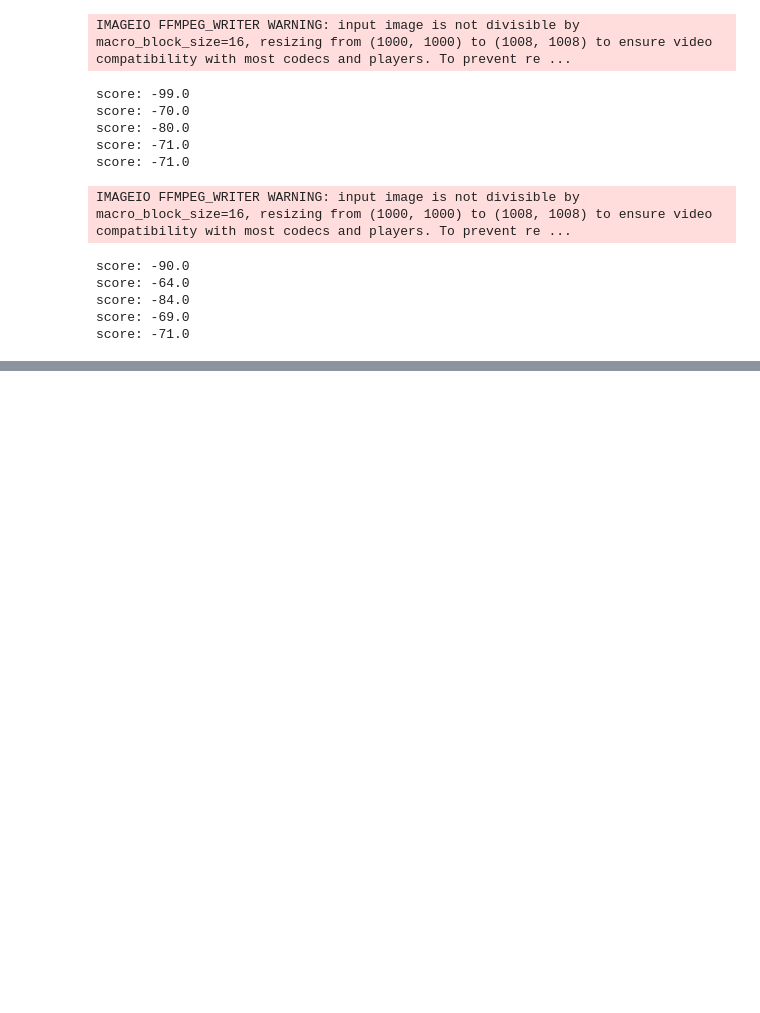
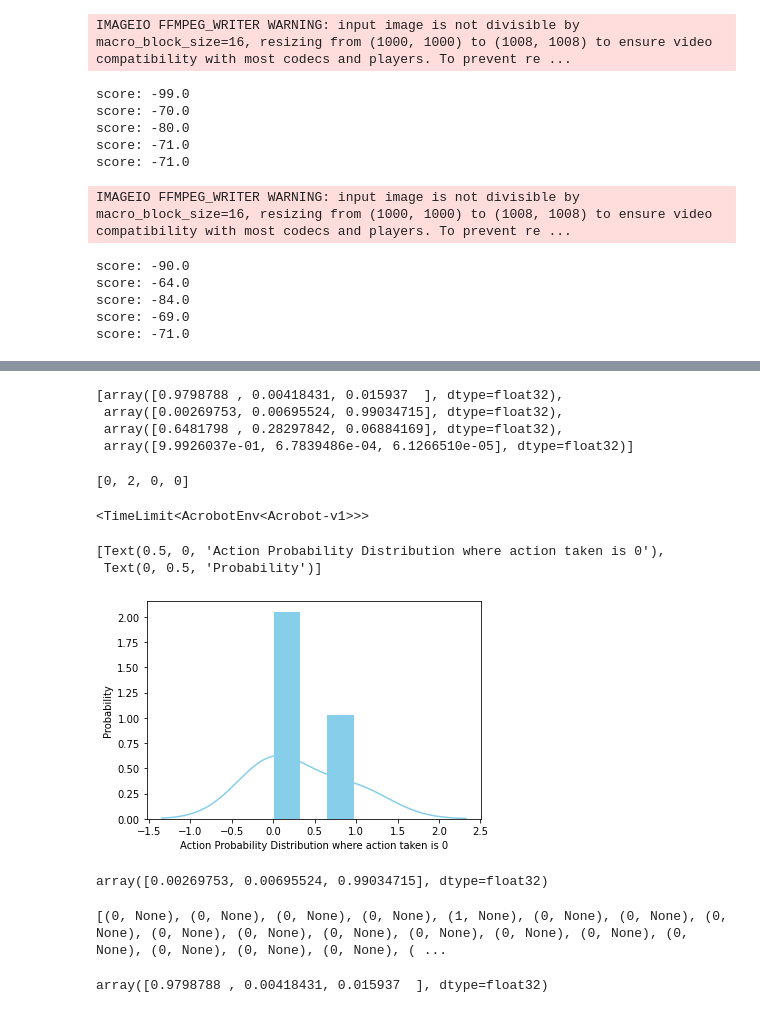
Before and after one commit to jetnew/SlimeRL, a Jupyter notebook: Stephen Test/BNN Acrobot.ipynb, the cells around one changed output, grey strips where cells are left out. Cells and saved outputs as stored; diff of their text form; code cells hidden in the pictures; blank space fills up the shorter version.

Commit message:
Add sampling to record states

```diff
--- a/Stephen Test/BNN Acrobot.ipynb
+++ b/Stephen Test/BNN Acrobot.ipynb
@@ -450,0 +478,2 @@ score: -71.0
+# %%
+model = dnn
@@ -450,0 +484,18 @@ score: -71.0
+# %%
+samples = 10
+threshold = 0.05# to get a random sample of states
+obs = env.reset()
+done = False
+total_reward = 0
+epsilon = np.random.rand()
+while not done:
+    action, _steps = model.predict(obs)
+    epsilon = np.random.rand()
+    if epsilon < threshold:
+        sampleStates.append(obs)
+        for i in range(samples):
+        x = model.action_probability(obs)
+        actionProbs.append()
+        actionTaken.append(action)
+    obs, reward, done, info = env.step(action)
+    total_reward += reward
@@ -450,0 +513,15 @@ score: -71.0
+# %%
+actionProbs
+# %% [output]
+[array([0.9798788 , 0.00418431, 0.015937  ], dtype=float32),
+ array([0.00269753, 0.00695524, 0.99034715], dtype=float32),
+ array([0.6481798 , 0.28297842, 0.06884169], dtype=float32),
+ array([9.9926037e-01, 6.7839486e-04, 6.1266510e-05], dtype=float32)]
+# %%
+actionTaken
+# %% [output]
+[0, 2, 0, 0]
+# %%
+model.get_env()
+# %% [output]
+<TimeLimit<AcrobotEnv<Acrobot-v1>>>
@@ -450,0 +531,16 @@ score: -71.0
+# %%
+i = 0
+ax = sns.distplot(actionProbs[i],
+                 bins = env.action_space.n,
+                 kde = True,
+                 color = 'skyblue',
+                 hist_kws={"linewidth": 15,'alpha':1})
+ax.set(xlabel = f'Action Probability Distribution where action taken is {actionTaken[i]}', ylabel = 'Probability')
+# %% [output]
+[Text(0.5, 0, 'Action Probability Distribution where action taken is 0'),
+ Text(0, 0.5, 'Probability')]
+[figure, added]
+# %%
+actionProbs[1]
+# %% [output]
+array([0.00269753, 0.00695524, 0.99034715], dtype=float32)
@@ -450,0 +549,11 @@ score: -71.0
+# %%
+something = []
+for i in range(1000):
+    something.append(model.predict(sampling, deterministic=False))
+print(something)
+# %% [output]
+[(0, None), (0, None), (0, None), (0, None), (1, None), (0, None), (0, None), (0, None), (0, None), (0, None), (0, None), (0, None), (0, None), (0, None), (0, None), (0, None), (0, None), (0, None), ( ...
+# %%
+model.action_probability(sampling)
+# %% [output]
+array([0.9798788 , 0.00418431, 0.015937  ], dtype=float32)
```
Also changed, not shown: parts of 15 cells of this notebook.
